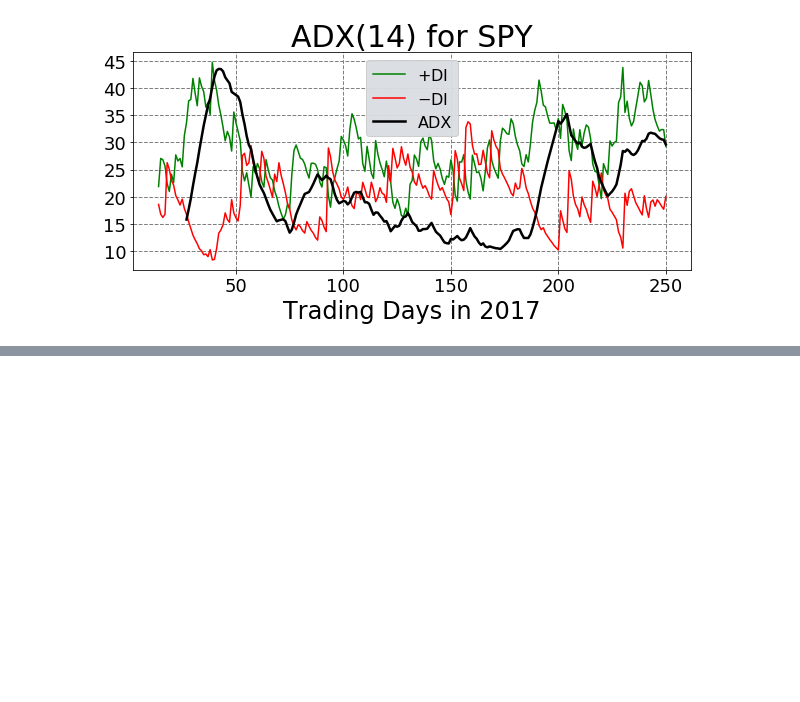
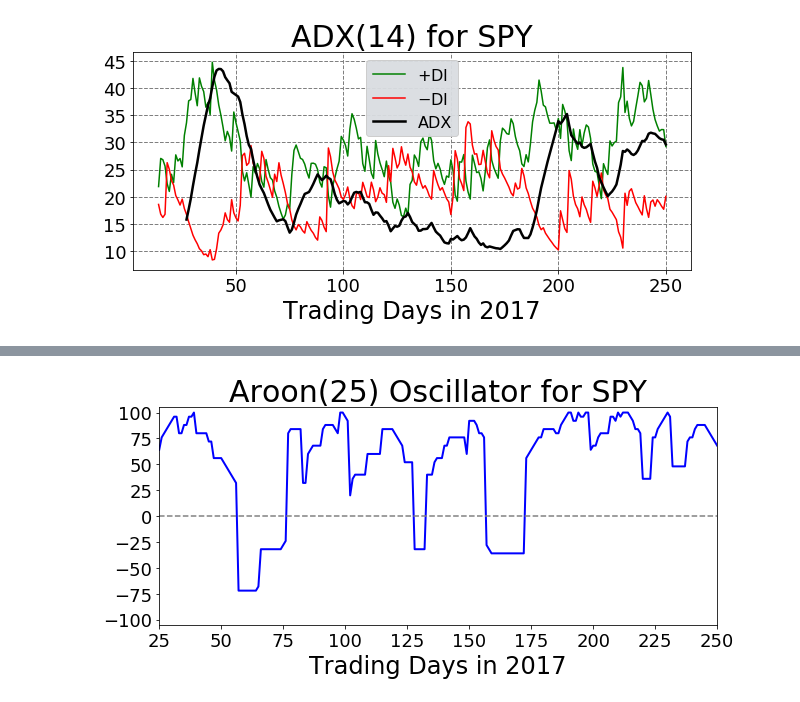
Before and after one commit to mzyates/techindicators, a Jupyter notebook: example_notebook.ipynb, the cells around one changed output, grey strips where cells are left out. Drawn from its saved outputs; the diff is of its cells as text; code cells hidden in the pictures; blank space fills up the shorter version.

```diff
--- a/example_notebook.ipynb
+++ b/example_notebook.ipynb
@@ -327,0 +347,14 @@ plt.show()
+# %%
+fig, ax = plt.subplots(figsize=(10,4))
+ax.plot(tradedays[len(tradedays)-len(aroon_osc):],aroon_osc,color='blue',lw=2)
+ax.plot(tradedays[len(tradedays)-len(aroon_osc):],np.zeros(len(aroon_osc)),color='gray',linestyle='dashed')
+ax.set_title('Aroon(25) Oscillator for %s' % ticker,fontsize=30)
+ax.set_xlabel('Trading Days in 2017',fontsize=24)
+ax.set_ylabel('',fontsize=24)
+plt.ylim(-105,105)
+plt.xlim(np.amin(tradedays[len(tradedays)-len(aroon_osc):]),np.amax(tradedays[len(tradedays)-len(aroon_osc):]))
+plt.yticks(fontsize=18)
+plt.xticks(fontsize=18)
+plt.show()
+# %% [output]
+[figure, added]
```
Also changed, not shown: parts of 2 cells of this notebook.
